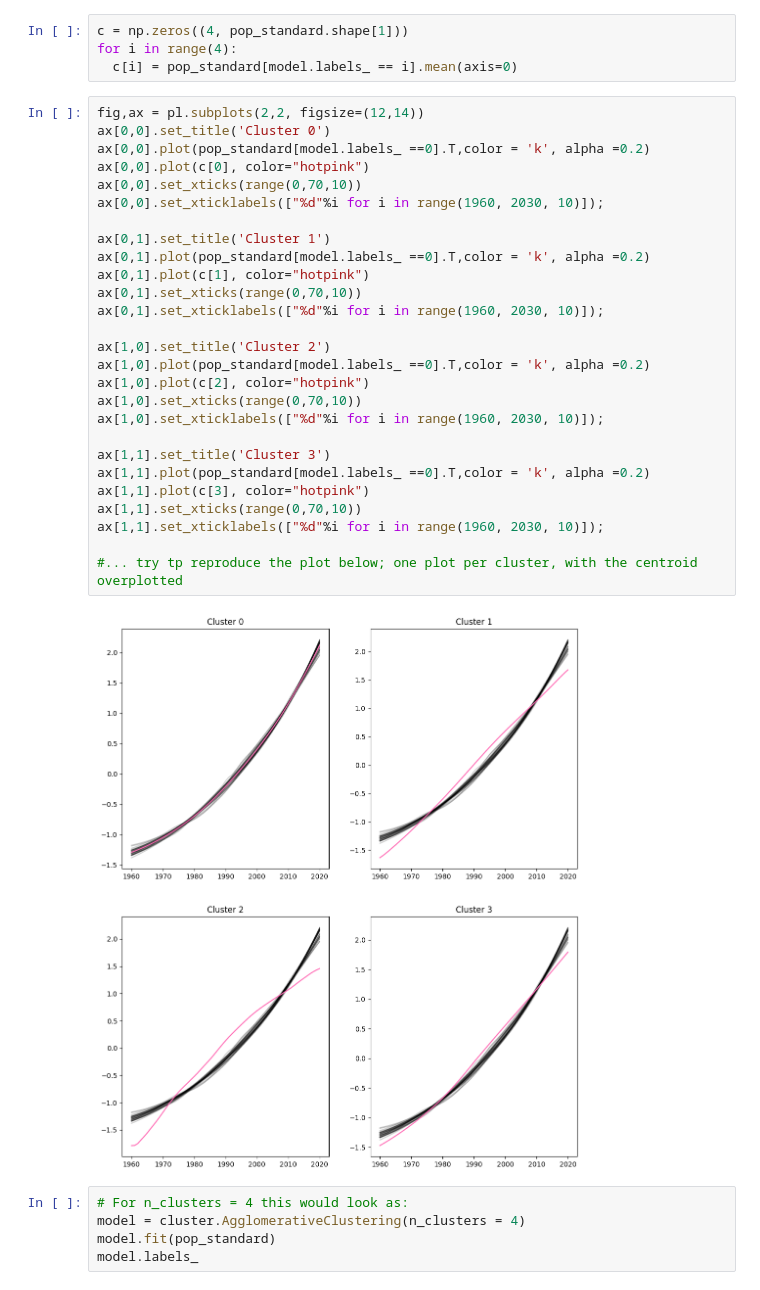
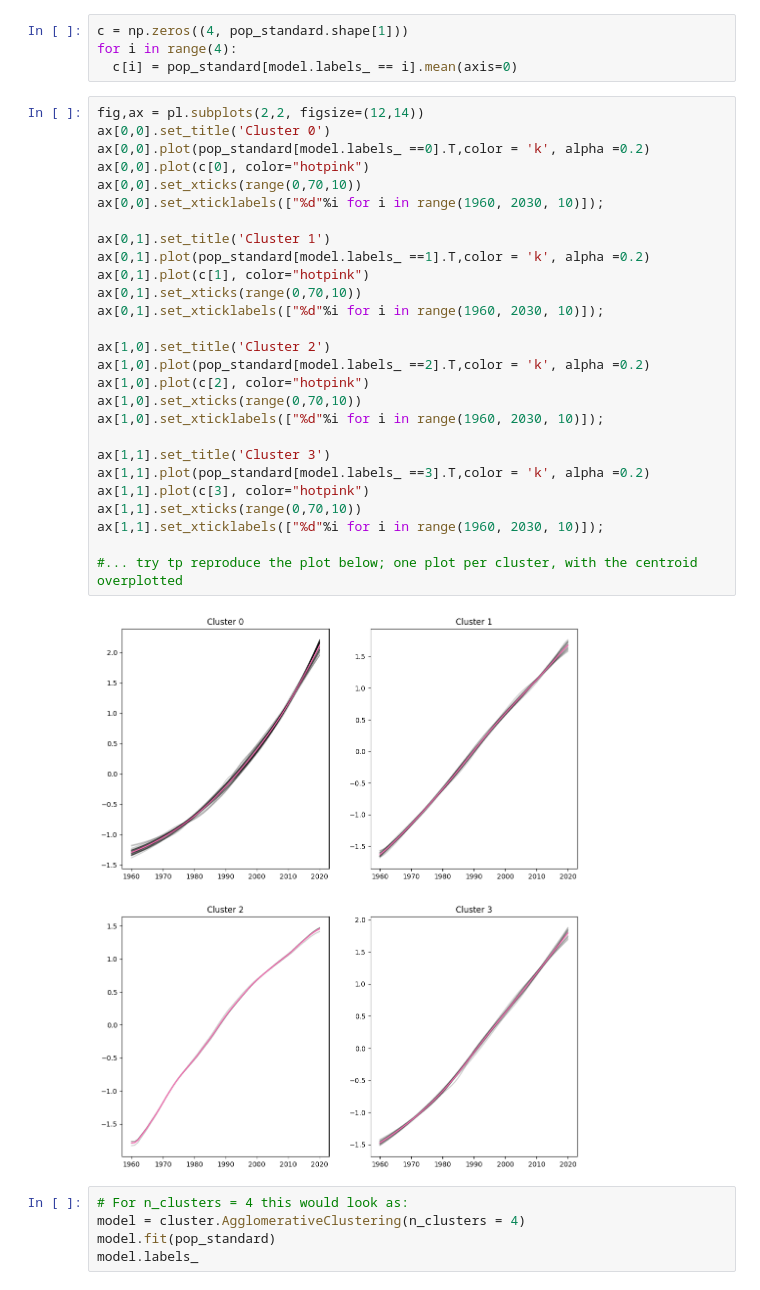
Before and after one commit to ElenaManari/MLPNS_EManari, a Jupyter notebook: Elena_2_TimeSeriesClustering_instructions.ipynb, the cells around one changed output. Drawn from its saved outputs; the diff is of its cells as text.

```diff
--- a/Elena_2_TimeSeriesClustering_instructions.ipynb
+++ b/Elena_2_TimeSeriesClustering_instructions.ipynb
@@ -383,32 +383,32 @@ for i in range(4):
 # %%
 fig,ax = pl.subplots(2,2, figsize=(12,14))
 ax[0,0].set_title('Cluster 0')
 ax[0,0].plot(pop_standard[model.labels_ ==0].T,color = 'k', alpha =0.2)
 ax[0,0].plot(c[0], color="hotpink")
 ax[0,0].set_xticks(range(0,70,10))
 ax[0,0].set_xticklabels(["%d"%i for i in range(1960, 2030, 10)]);
 
 ax[0,1].set_title('Cluster 1')
-ax[0,1].plot(pop_standard[model.labels_ ==0].T,color = 'k', alpha =0.2)
+ax[0,1].plot(pop_standard[model.labels_ ==1].T,color = 'k', alpha =0.2)
 ax[0,1].plot(c[1], color="hotpink")
 ax[0,1].set_xticks(range(0,70,10))
 ax[0,1].set_xticklabels(["%d"%i for i in range(1960, 2030, 10)]);
 
 ax[1,0].set_title('Cluster 2')
-ax[1,0].plot(pop_standard[model.labels_ ==0].T,color = 'k', alpha =0.2)
+ax[1,0].plot(pop_standard[model.labels_ ==2].T,color = 'k', alpha =0.2)
 ax[1,0].plot(c[2], color="hotpink")
 ax[1,0].set_xticks(range(0,70,10))
 ax[1,0].set_xticklabels(["%d"%i for i in range(1960, 2030, 10)]);
 
 ax[1,1].set_title('Cluster 3')
-ax[1,1].plot(pop_standard[model.labels_ ==0].T,color = 'k', alpha =0.2)
+ax[1,1].plot(pop_standard[model.labels_ ==3].T,color = 'k', alpha =0.2)
 ax[1,1].plot(c[3], color="hotpink")
 ax[1,1].set_xticks(range(0,70,10))
 ax[1,1].set_xticklabels(["%d"%i for i in range(1960, 2030, 10)]);
 
 #... try tp reproduce the plot below; one plot per cluster, with the centroid overplotted
 # %% [output]
-[figure, old version]
+[figure, new version]
 # %%
 # For n_clusters = 4 this would look as:
 model = cluster.AgglomerativeClustering(n_clusters = 4)
```
Also changed, not shown: parts of 3 cells of this notebook.
